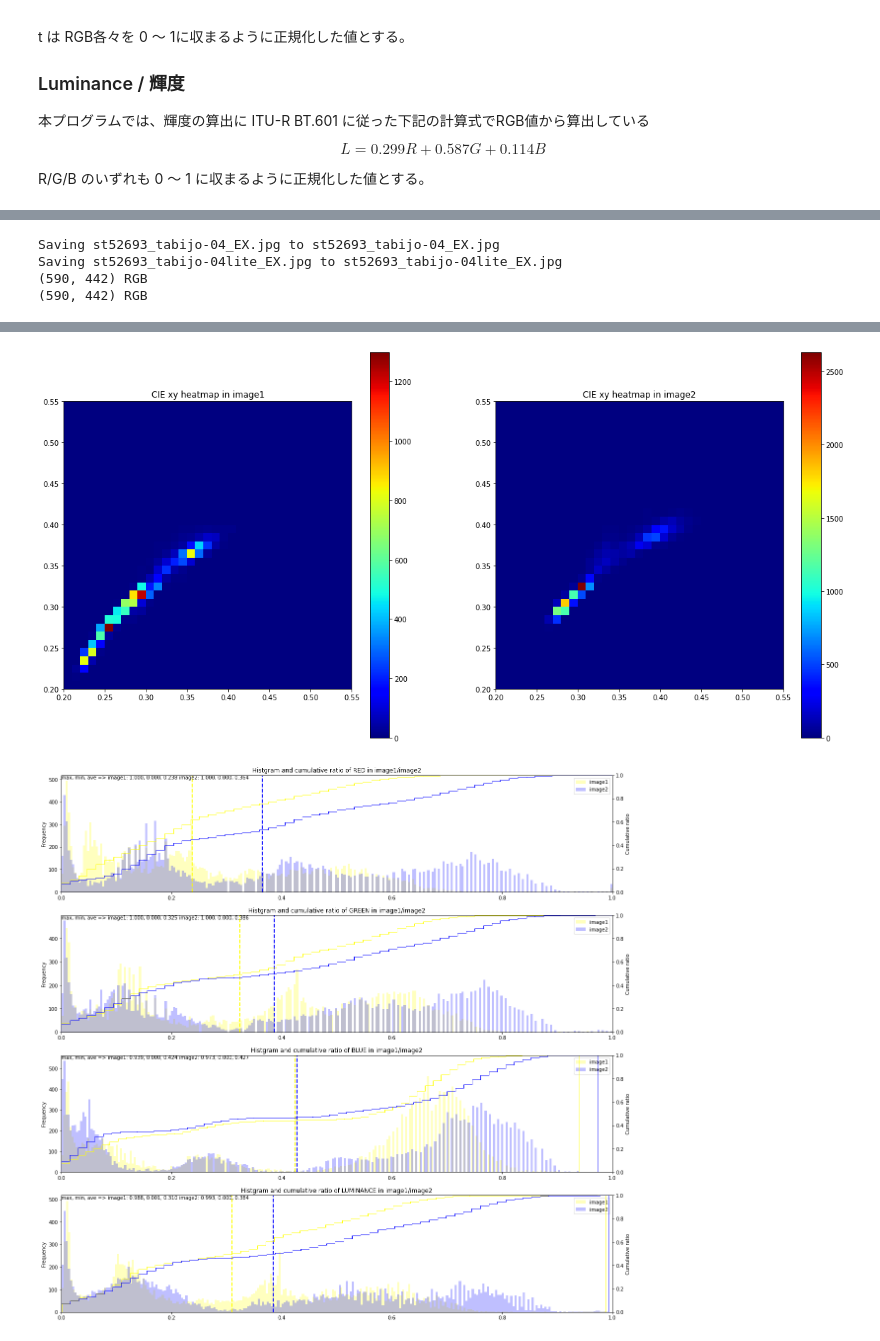
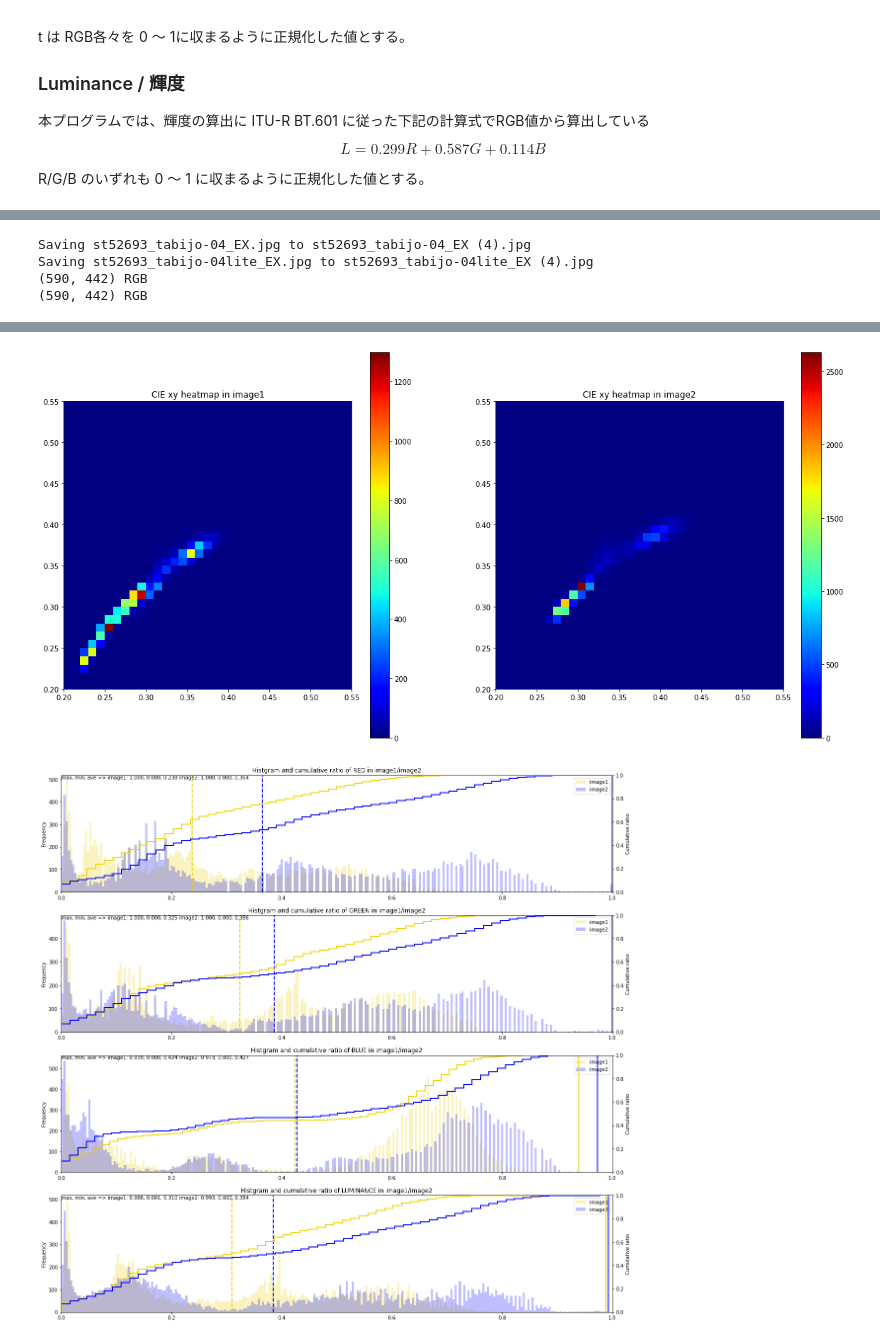
Before and after one commit to zfukuoka/image_visual_analysis, a Jupyter notebook: image_visual_analysis.ipynb, the cells around one changed output, grey strips where cells are left out. Saved outputs shown, nothing was run; the diff lists cells and outputs as text; code cells hidden in the pictures.

```diff
--- a/image_visual_analysis.ipynb
+++ b/image_visual_analysis.ipynb
@@ -90,6 +90,11 @@ CIEXY_MINOR_LOCATOR_DIVIDER = 5         # ガイド付きのメモリ間隔の
 CIEXY_HIST_BINS = 70                    # CIE xyヒストグラムの分割数、現状プロット表現範囲0～0.7に合わせて0.01の粒度で分割
 
 RGB2Y_CONVERT_MATRIX = np.array([0.299, 0.587, 0.114]) # ITU-R BT.601 に従った輝度Yの変換行列
+
+IMAGE1_COLOR = '#EED202'        # yellow では白背景に同化しやすいので明度減
+IMAGE2_COLOR = 'blue'
+PLOT_AREA_LANDSCAPE = (20, 10)  # プロット領域 横長
+PLOT_AREA_SQUARE = (20, 20)     # プロット領域 正方
 
 def main():
 
@@ -264,7 +269,7 @@ def plotCiexy(
   LOOP_MAX = 2
 
   # プロット
-  root_fig = plt.figure(figsize=(20,10))
+  root_fig = plt.figure(figsize=PLOT_AREA_LANDSCAPE)
   image_x = [image1_x, image2_x]
   image_y = [image1_y, image2_y]
   for i in range(LOOP_MAX):
@@ -298,12 +303,10 @@ def plotSuperimposedCiexy(
   polar_color = 'red'
   polar_marker = '+'
   polar_linestyle = ''
-  IMAGE1_COLOR = 'yellow'
-  IMAGE2_COLOR = 'blue'
   HIST_TRANSPARENT_RATE = 0.25
 
   # ヒストグラムとプロットの関係をまとめた処理
-  root_fig = plt.figure(figsize=(15,15))
+  root_fig = plt.figure(figsize=PLOT_AREA_SQUARE)
   LEFT, WIDTH = 0.1, 0.65
   BOTTOM, HEIGHT = 0.1, 0.65
   SPACING = 0.005
@@ -368,8 +371,8 @@ def plotHeatmapCiexy(
   BINS = [int((xmax-xmin)/RESOLUTION), int((ymax-ymin)/RESOLUTION)]
   LOOP_MAX = 2
 
-  # image1のプロット
-  root_fig = plt.figure(figsize=(20,10))
+  # プロット
+  root_fig = plt.figure(figsize=PLOT_AREA_LANDSCAPE)
   image_x = [image1_x, image2_x]
   image_y = [image1_y, image2_y]
   for i in range(LOOP_MAX):
@@ -390,10 +393,9 @@ def histRgbl(
   RGBY_CUMULATIVE_Y_LIM = 0, 1.0 # 累積表示の表現範囲でY軸の下限、上限。現状、X軸はヒストグラムと同じため定義せず、Y軸は割合なので0～1.0
   RGBY_CUMULATIVE_BINS = int(RGBY_HIST_BINS / 4) # ヒストグラムの累積表示の分割数。現状、ヒストグラムと同じ粒度だとグラフが見え難いこともあったので少し粗目
   HIST_NUM = 4
-  IMAGE1_COLOR = 'yellow'
-  IMAGE2_COLOR = 'blue'
   HIST_TRANSPARENT_RATE = 0.25
   CUMULATIVE_TRANSPARENT_RATE = 1.0
+  CUMULATIVE_LINE_WIDTH = 2
   AVE_LINESTYLE = '--'
   AVE_LINE_WIDTH = 2
 
@@ -407,7 +409,7 @@ def histRgbl(
             'Histgram and cumulative ratio of LUMINANCE in image1/image2'
   ]
 
-  root_fig = plt.figure(figsize=(20,20))
+  root_fig = plt.figure(figsize=PLOT_AREA_SQUARE)
   for i in range(HIST_NUM):
     # ヒストグラムの描画
     hist1 = root_fig.add_subplot(HIST_NUM, 1, i+1, xlim=RGBY_HIST_X_LIM)
@@ -433,10 +435,12 @@ def histRgbl(
     hist2.set_ylim(RGBY_CUMULATIVE_Y_LIM)
     hist2.hist(
         image1s[i], bins=RGBY_CUMULATIVE_BINS, cumulative=True, density=True,
-        histtype='step', color=IMAGE1_COLOR, alpha=CUMULATIVE_TRANSPARENT_RATE)
+        histtype='step', color=IMAGE1_COLOR, alpha=CUMULATIVE_TRANSPARENT_RATE,
+        linewidth=CUMULATIVE_LINE_WIDTH)
     hist2.hist(
         image2s[i], bins=RGBY_CUMULATIVE_BINS, cumulative=True, density=True,
-        histtype='step', color=IMAGE2_COLOR, alpha=CUMULATIVE_TRANSPARENT_RATE)
+        histtype='step', color=IMAGE2_COLOR, alpha=CUMULATIVE_TRANSPARENT_RATE,
+        linewidth=CUMULATIVE_LINE_WIDTH)
     hist2.set_ylabel('Cumulative ratio')
     note = "max, min, ave => image1: {:.3f}, {:.3f}, {:.3f} image2: {:.3f}, {:.3f}, {:.3f}".format(
         image1s[i].max(), image1s[i].min(), image1s[i].mean(),
@@ -449,8 +453,8 @@ def histRgbl(
 main()
 # %% [output]
 [interactive output not drawn]
-Saving st52693_tabijo-04_EX.jpg to st52693_tabijo-04_EX.jpg
-Saving st52693_tabijo-04lite_EX.jpg to st52693_tabijo-04lite_EX.jpg
+Saving st52693_tabijo-04_EX.jpg to st52693_tabijo-04_EX (4).jpg
+Saving st52693_tabijo-04lite_EX.jpg to st52693_tabijo-04lite_EX (4).jpg
 (590, 442) RGB
 (590, 442) RGB
 [figure]
@@ -459,3 +463,3 @@ Saving st52693_tabijo-04lite_EX.jpg to st52693_tabijo-04lite_EX.jpg
 [figure]
 [figure]
-[figure, old version]
+[figure, new version]
```
Also changed, not shown: parts of 1 cell of this notebook.
